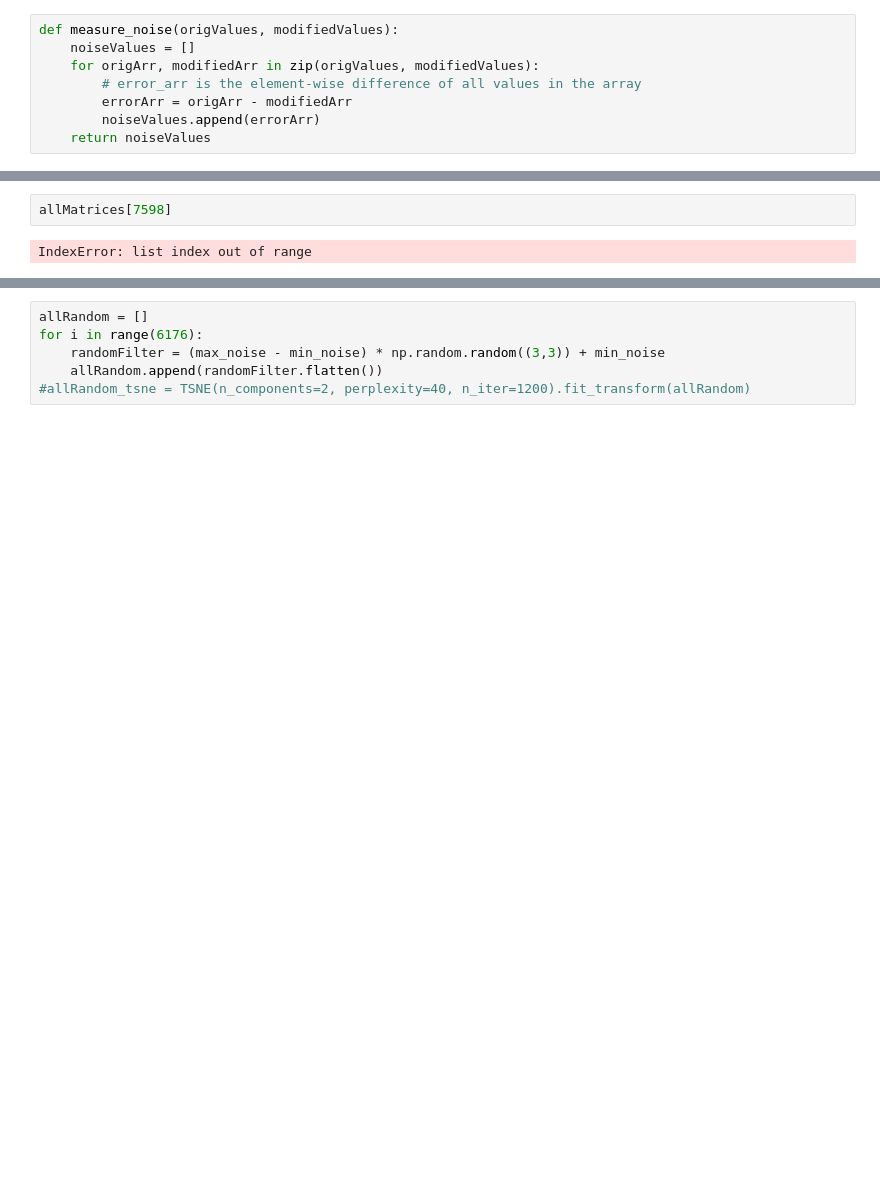
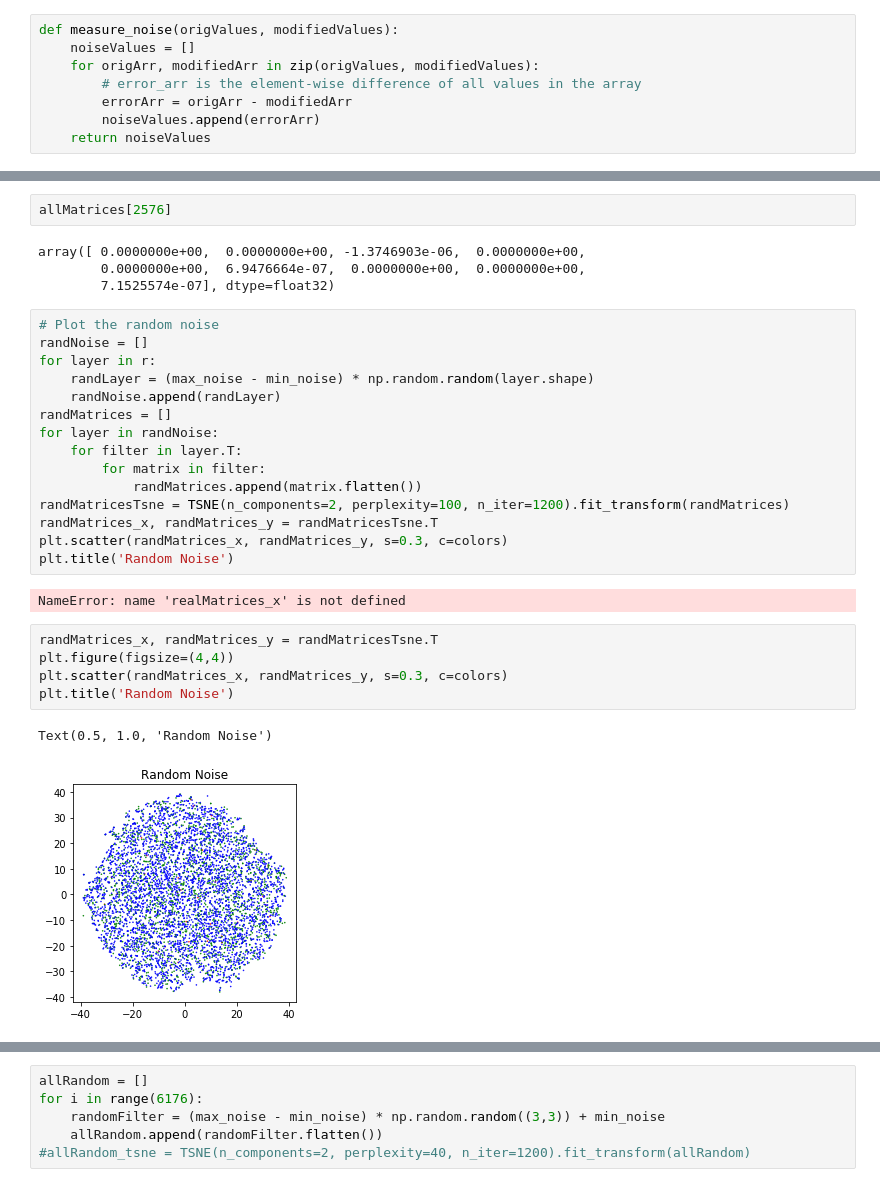
Before and after one commit to vorzawk/mdlAttack, a Jupyter notebook: mdlAttack_tsnePatterns.ipynb, the cells around one changed output, grey strips where cells are left out. Drawn from its saved outputs; the diff is of its cells as text; blank space fills up the shorter version.

Commit message:
code added to analyze effect of random noise on convolutional filters

```diff
--- a/mdlAttack_tsnePatterns.ipynb
+++ b/mdlAttack_tsnePatterns.ipynb
@@ -129,4 +125,31 @@ for idx in np.nditer(patternIndices):
 # %%
-allMatrices[7598]
+allMatrices[2576]
 # %% [output]
-IndexError: list index out of range
+array([ 0.0000000e+00,  0.0000000e+00, -1.3746903e-06,  0.0000000e+00,
+        0.0000000e+00,  6.9476664e-07,  0.0000000e+00,  0.0000000e+00,
+        7.1525574e-07], dtype=float32)
+# %%
+# Plot the random noise
+randNoise = []
+for layer in r:
+    randLayer = (max_noise - min_noise) * np.random.random(layer.shape)
+    randNoise.append(randLayer)
+randMatrices = []
+for layer in randNoise:
+    for filter in layer.T:
+        for matrix in filter:
+            randMatrices.append(matrix.flatten())
+randMatricesTsne = TSNE(n_components=2, perplexity=100, n_iter=1200).fit_transform(randMatrices)
+randMatrices_x, randMatrices_y = randMatricesTsne.T
+plt.scatter(randMatrices_x, randMatrices_y, s=0.3, c=colors)
+plt.title('Random Noise')
+# %% [output]
+NameError: name 'realMatrices_x' is not defined
+# %%
+randMatrices_x, randMatrices_y = randMatricesTsne.T
+plt.figure(figsize=(4,4))
+plt.scatter(randMatrices_x, randMatrices_y, s=0.3, c=colors)
+plt.title('Random Noise')
+# %% [output]
+Text(0.5, 1.0, 'Random Noise')
+[figure, added]
```
Also changed, not shown: parts of 11 cells of this notebook, 9 other files.
